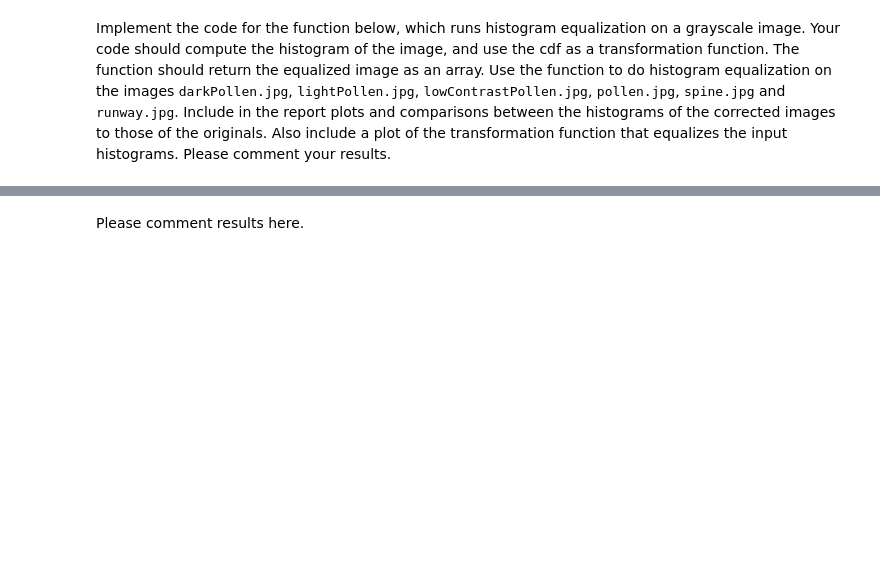
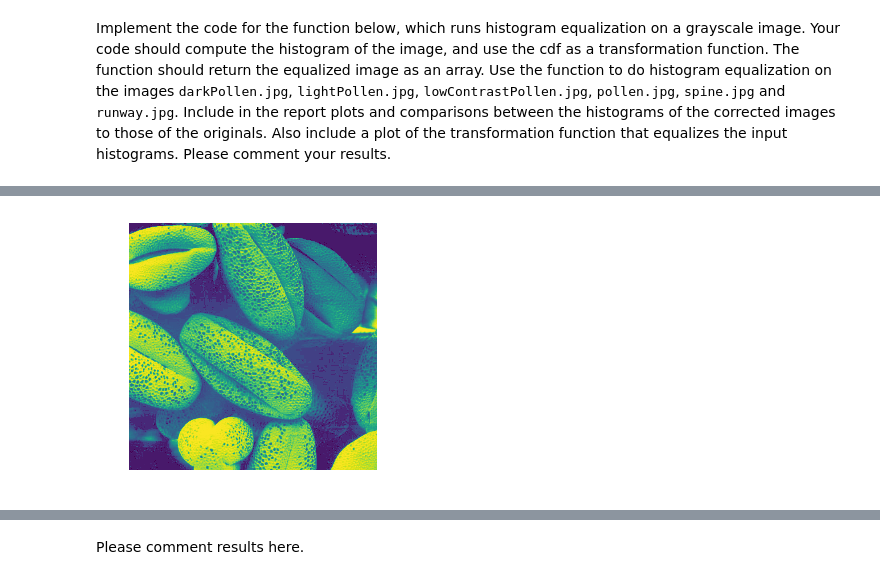
Before and after one commit to meredithn/Grayscale-Images-Enhancemet, a Jupyter notebook: Problem_Set_2/ProblemSet2.ipynb, the cells around one changed output, grey strips where cells are left out. Saved outputs shown, nothing was run; the diff lists cells and outputs as text; code cells hidden in the pictures; blank space fills up the shorter version.

```diff
--- a/Problem_Set_2/ProblemSet2.ipynb
+++ b/Problem_Set_2/ProblemSet2.ipynb
@@ -14,0 +36,9 @@ Implement the code for the function below, which runs histogram equalization on
+# %%
+cdf_m = np.ma.masked_equal(cdf,0)
+cdf_m = (cdf_m - cdf_m.min())*255/(cdf_m.max()-cdf_m.min())
+cdf = np.ma.filled(cdf_m,0).astype('uint8')
+img2 = cdf[img]
+plt.figure(figsize=(10,10));
+plt.subplot(221),plt.imshow(img2);plt.axis('off');
+# %% [output]
+[figure, added]
```
Also changed, not shown: parts of 10 cells of this notebook, 2 other files.
